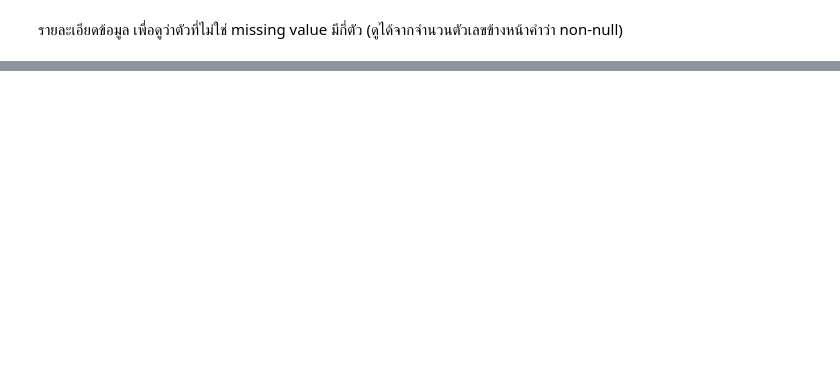
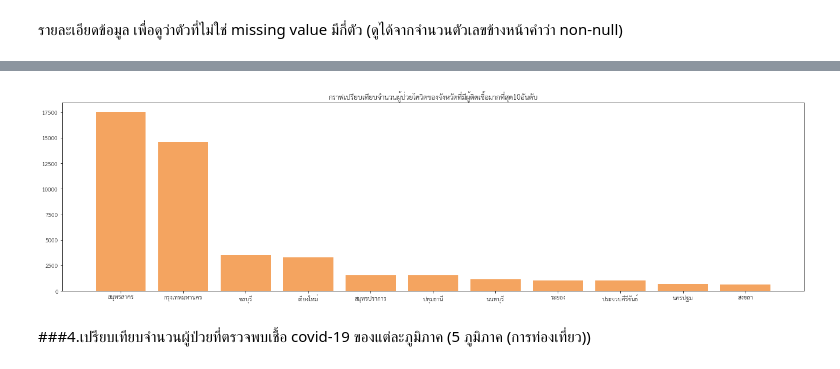
Before and after one commit to wilaipa/KKU_data_mining, a Jupyter notebook: Visualization_Final_Exam.ipynb, the cells around one changed output, grey strips where cells are left out. Drawn from its saved outputs; the diff is of its cells as text; code cells hidden in the pictures; blank space fills up the shorter version.

```diff
--- a/Visualization_Final_Exam.ipynb
+++ b/Visualization_Final_Exam.ipynb
@@ -99,0 +162,2 @@ covid19cases.isnull() #แสดงดาต้าเฟรม
+# %%
+covid19cases['announce_date']  = pd.to_datetime(covid19cases['announce_date'],format='%d/%m/%Y')
@@ -99,0 +524,7 @@ covid19cases.isnull() #แสดงดาต้าเฟรม
+# %%
+patienttop10 = covid19cases.groupby('province_of_onset')['No.'].count()
+# %%
+covidtop10 = patienttop10.sort_values(ascending=False)
+covidtop10  = pd.DataFrame(covidtop10).reset_index()
+covidtop10 = covidtop10.iloc[:11,:]
+covidtop10 .rename(columns={'province_of_onset':'จังหวัดทีพบจำนวนผู้ติดเชื้อมากที่สุด 10 อันดับ','No.':'No.'})
@@ -99,0 +544,8 @@ covid19cases.isnull() #แสดงดาต้าเฟรม
+# %%
+label3 = ['สมุทรสาคร','กรุงเทพมหานคร','ชลบุรี','เชียงใหม่','สมุทรปราการ','ปทุมธานี','นนทบุรี','ระยอง','ประจวบคีรีขันธ์','นครปฐม','สงขลา']
+plt.bar(label3,covidtop10['No.'],color='#F4A460')
+plt.title('กราฟเปรียบเทียบจำนวนผู้ป่วยโควิดของจังหวัดที่มีผู้ติดเชื้อมากที่สุด10อันดับ');
+# %% [output]
+[figure, added]
+# %% [markdown]
+###4.เปรียบเทียบจำนวนผู้ป่วยที่ตรวจพบเชื้อ covid-19 ของแต่ละภูมิภาค (5 ภูมิภาค (การท่องเที่ยว))
```
Also changed, not shown: parts of 47 cells of this notebook.
